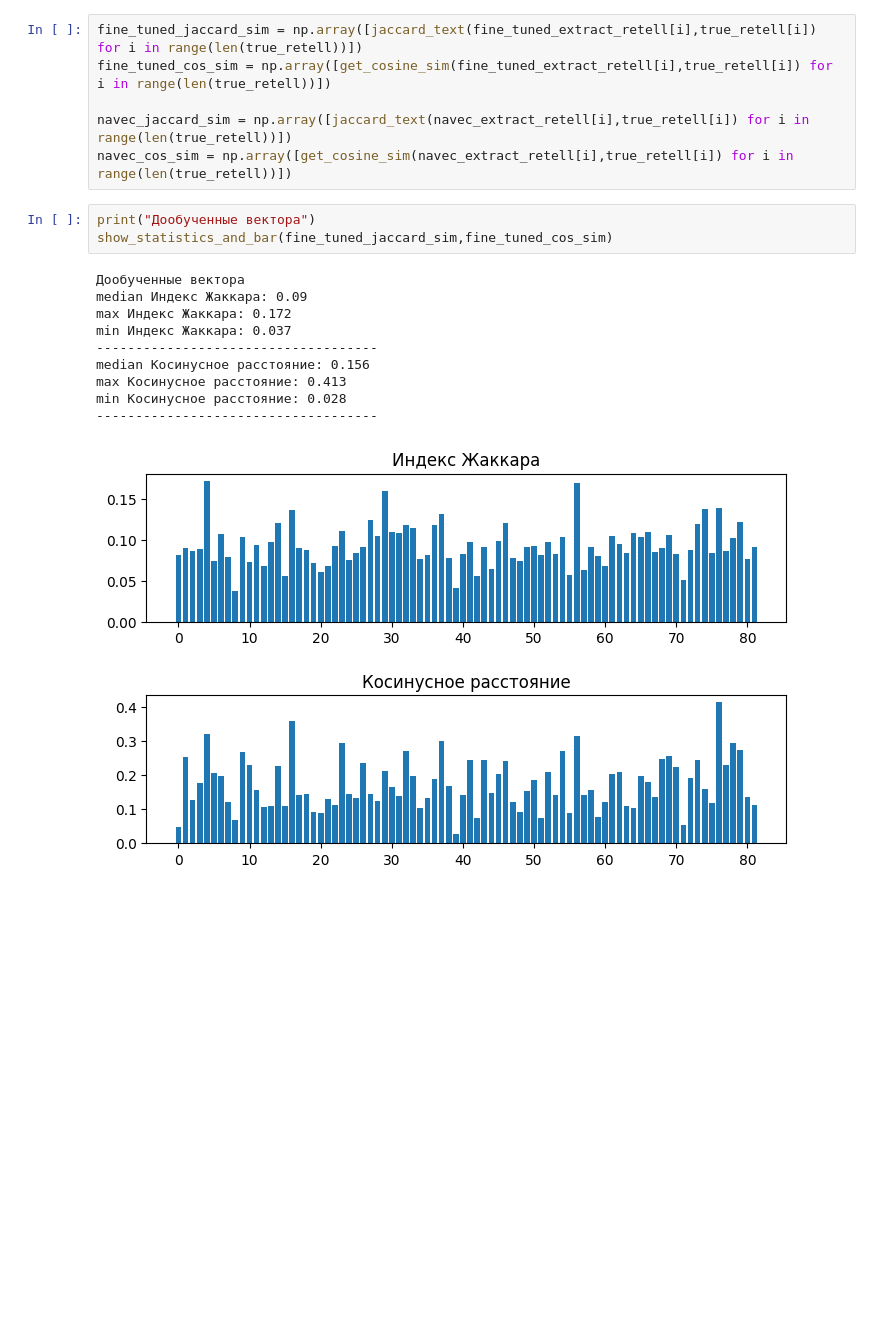
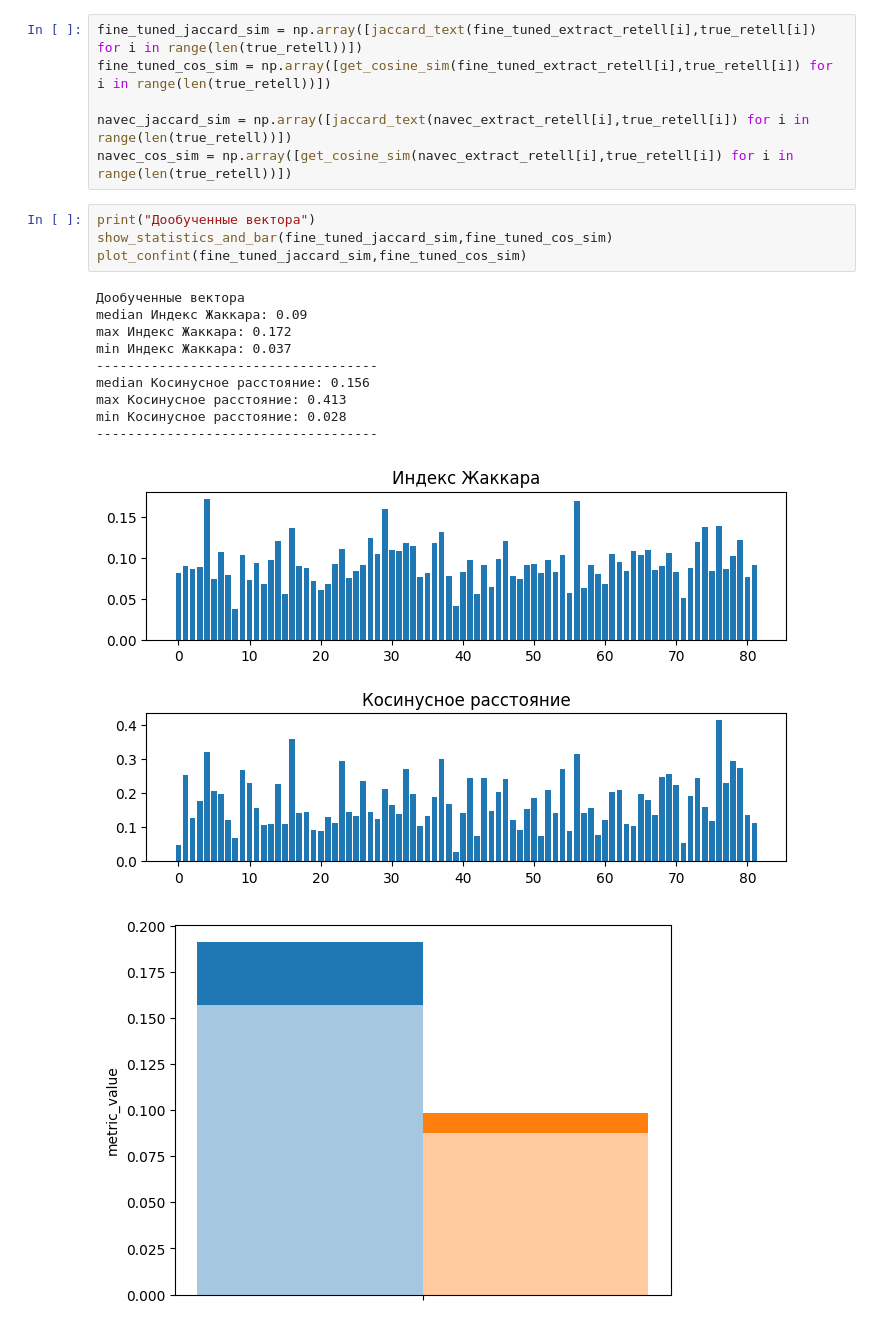
Before and after one commit to okulovsky/grammar_ru, a Jupyter notebook: retell/test_word2vec.ipynb, the cells around one changed output. Cells and saved outputs as stored; diff of their text form; blank space fills up the shorter version.

```diff
--- a/retell/test_word2vec.ipynb
+++ b/retell/test_word2vec.ipynb
@@ -44,17 +45,19 @@ navec_cos_sim = np.array([get_cosine_sim(navec_extract_retell[i],true_retell[i])
 # %%
 print("Дообученные вектора")
 show_statistics_and_bar(fine_tuned_jaccard_sim,fine_tuned_cos_sim)
+plot_confint(fine_tuned_jaccard_sim,fine_tuned_cos_sim)
 # %% [output]
 Дообученные вектора
 median Индекс Жаккара: 0.09
 max Индекс Жаккара: 0.172
 min Индекс Жаккара: 0.037
 ------------------------------------
 median Косинусное расстояние: 0.156
 max Косинусное расстояние: 0.413
 min Косинусное расстояние: 0.028
 ------------------------------------
 [figure]
+[figure, added]
 # %%
 print("Navec вектора")
 show_statistics_and_bar(navec_jaccard_sim,navec_cos_sim)
```
Also changed, not shown: parts of 2 cells of this notebook, 2 other files.
